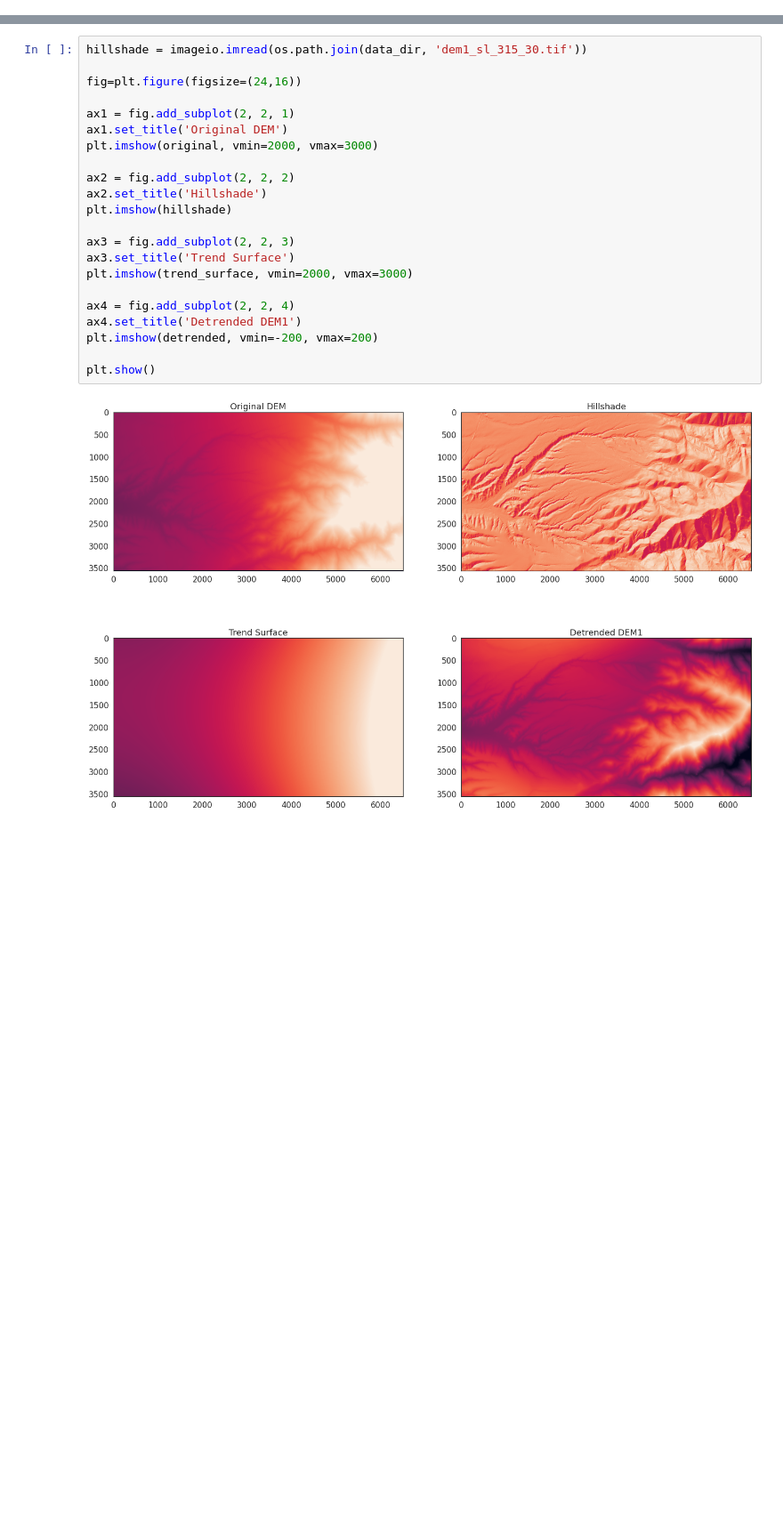
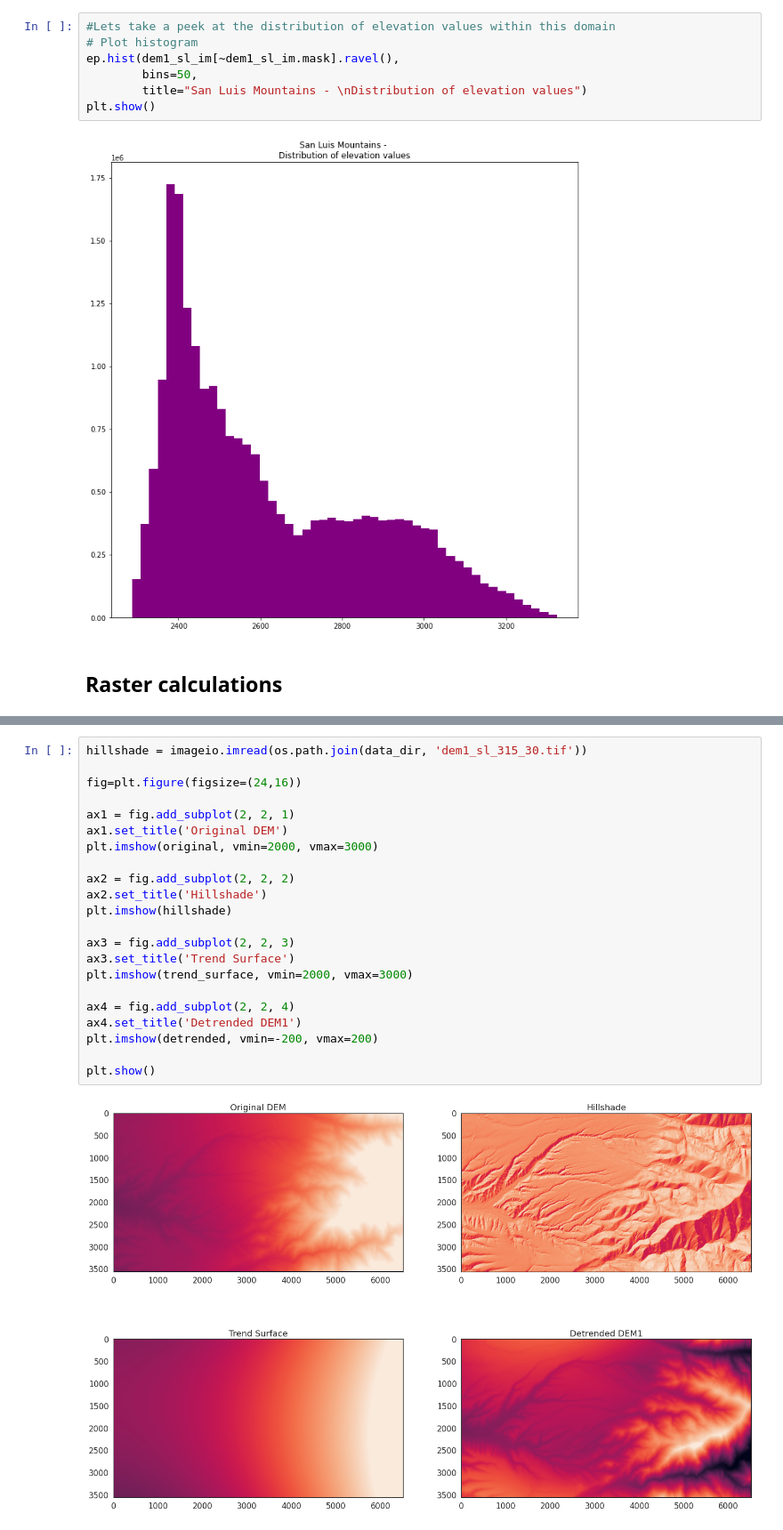
Before and after one commit to littlebiggeo/csdms-clinic-2020, a Jupyter notebook: csdms_2020_hrt.ipynb, the cells around one changed output, grey strips where cells are left out. Shown at 89% size. Cells and saved outputs as stored; diff of their text form; blank space fills up the shorter version.

```diff
--- a/csdms_2020_hrt.ipynb
+++ b/csdms_2020_hrt.ipynb
@@ -64,0 +165,11 @@ print(os.listdir(data_dir))
+# %%
+#Lets take a peek at the distribution of elevation values within this domain
+# Plot histogram
+ep.hist(dem1_sl_im[~dem1_sl_im.mask].ravel(),
+        bins=50,
+        title="San Luis Mountains - \nDistribution of elevation values")
+plt.show()
+# %% [output]
+[figure, added]
+# %% [markdown]
+## Raster calculations
```
Also changed, not shown: parts of 28 cells of this notebook.
